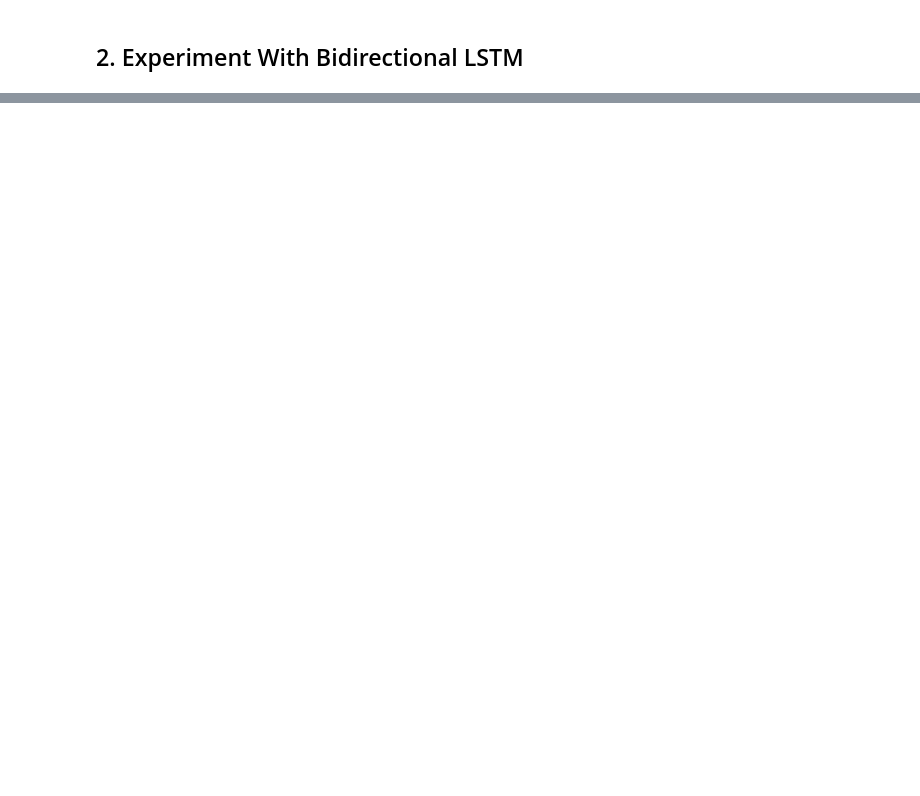
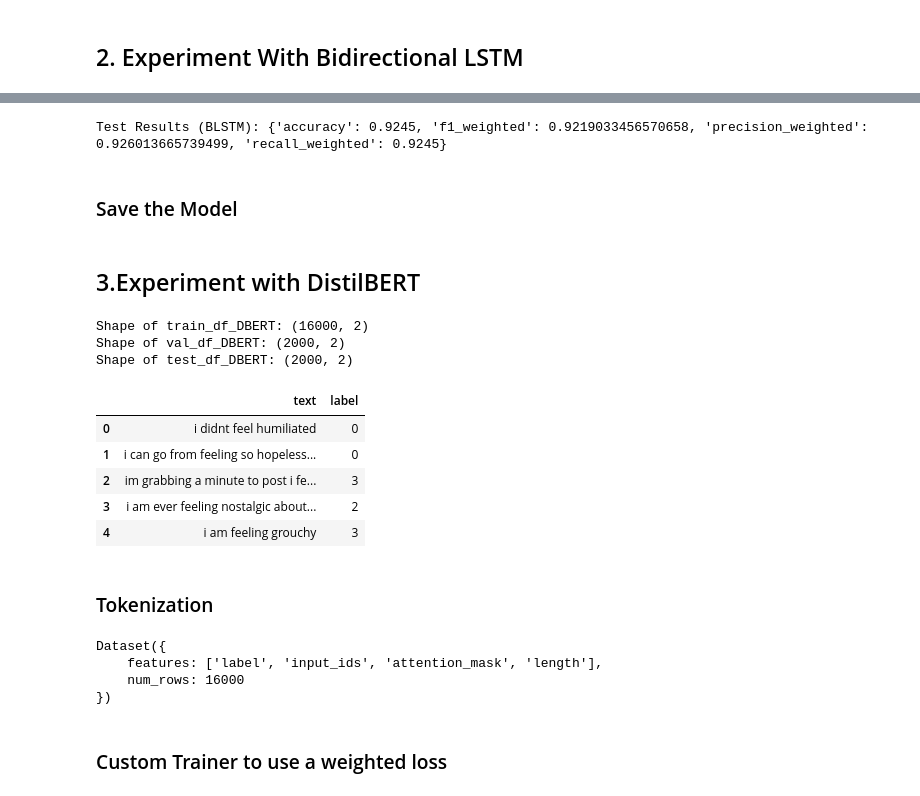
Before and after one commit to AshiniR/Tweet-Emotion-Recognition, a Jupyter notebook: notebook/Tweet_Emotion_Recognition.ipynb, the cells around one changed output, grey strips where cells are left out. Cells and saved outputs as stored; diff of their text form; code cells hidden in the pictures; blank space fills up the shorter version.

```diff
--- a/notebook/Tweet_Emotion_Recognition.ipynb
+++ b/notebook/Tweet_Emotion_Recognition.ipynb
@@ -444,0 +808,8 @@ TBC
+# %%
+# Use compute_metrics function to get detailed results
+test_results_BLSTM = compute_metrics((predictions_BLSTM, test_labels_ids))
+print("Test Results (BLSTM):", test_results_BLSTM)
+# %% [output]
+Test Results (BLSTM): {'accuracy': 0.9245, 'f1_weighted': 0.9219033456570658, 'precision_weighted': 0.926013665739499, 'recall_weighted': 0.9245}
+# %% [markdown]
+### Save the Model
@@ -444,0 +818,28 @@ TBC
+# %% [markdown]
+## 3.Experiment with DistilBERT
+# %%
+train_df_DBERT = train_df.copy()
+val_df_DBERT = val_df.copy()
+test_df_DBERT = test_df.copy()
+
+# Drop the label_names column
+train_df_DBERT = train_df_DBERT.drop('label_names', axis=1)
+
+print("Shape of train_df_DBERT:", train_df_DBERT.shape)
+print("Shape of val_df_DBERT:", val_df_DBERT.shape)
+print("Shape of test_df_DBERT:", test_df_DBERT.shape)
+# %% [output]
+Shape of train_df_DBERT: (16000, 2)
+Shape of val_df_DBERT: (2000, 2)
+Shape of test_df_DBERT: (2000, 2)
+# %%
+train_df_DBERT.head()
+# %% [output]
+|  | text | label |
+| 0 | i didnt feel humiliated | 0 |
+| 1 | i can go from feeling so hopeless... | 0 |
+| 2 | im grabbing a minute to post i fe... | 3 |
+| 3 | i am ever feeling nostalgic about... | 2 |
+| 4 | i am feeling grouchy | 3 |
+# %% [markdown]
+### Tokenization
@@ -444,0 +909,9 @@ TBC
+# %%
+tokenized_train_DBERT
+# %% [output]
+Dataset({
+    features: ['label', 'input_ids', 'attention_mask', 'length'],
+    num_rows: 16000
+})
+# %% [markdown]
+### Custom Trainer to use a weighted loss
```
Also changed, not shown: parts of 95 cells of this notebook.
